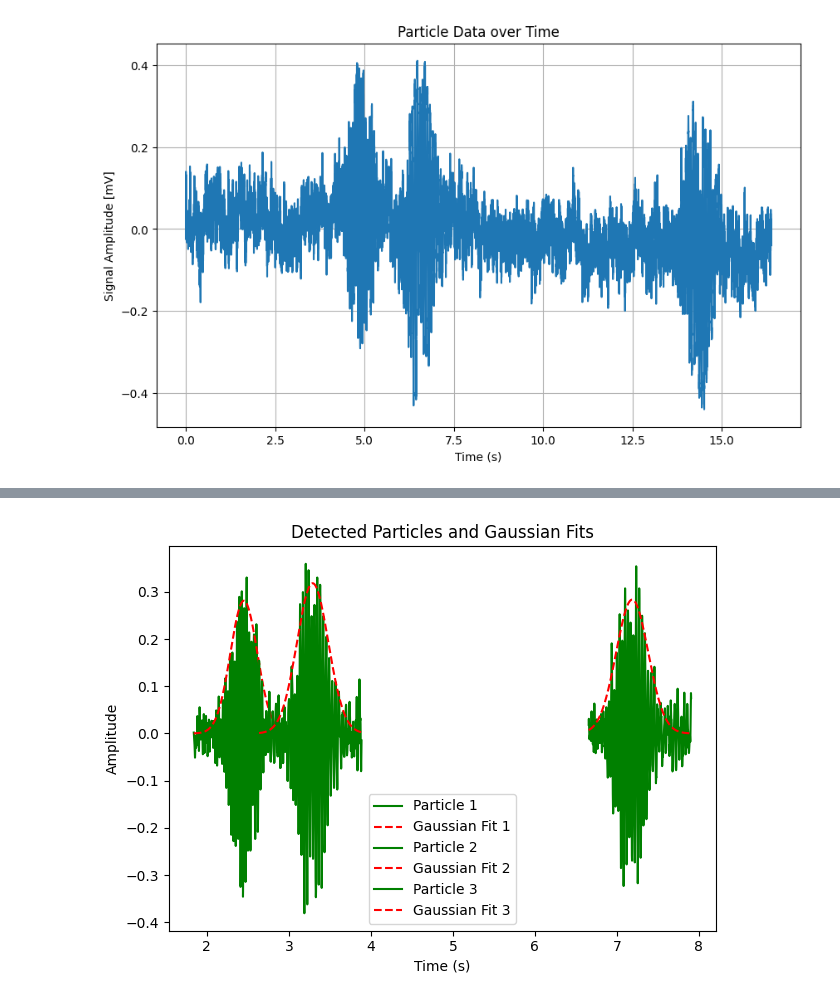
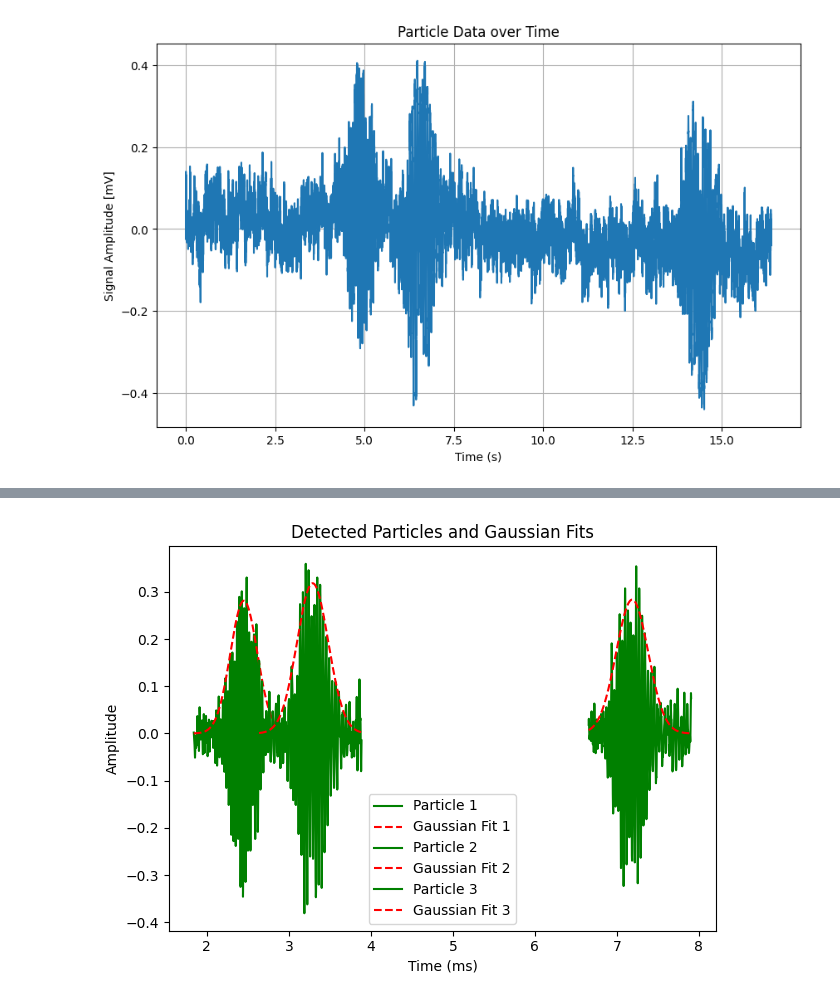
Before and after one commit to SSierraAl/SMI-ParticleSegmentation, a Jupyter notebook: Visualization.ipynb, the cells around one changed output, grey strips where cells are left out. Saved outputs shown, nothing was run; the diff lists cells and outputs as text; code cells hidden in the pictures.

Commit message:
Visualization

```diff
--- a/Visualization.ipynb
+++ b/Visualization.ipynb
@@ -132,7 +132,7 @@ plot_spectrogram(Sample_to_plot, Adq_Freq, Time_Captured_ms, Particle_Params)
 [interactive output not drawn]
 [interactive output not drawn]
 # %%
-def plot_spectrogram_with_gaussian_fit(file, adq_freq, time_captured_ms, particle_params):
+def plot_gaussian_fit(file, adq_freq, time_captured_ms, particle_params):
     # Load particle data from the file
     data_Y = np.load(file)
     data_Y = pd.Series(data_Y)
@@ -207,7 +207,7 @@ def plot_spectrogram_with_gaussian_fit(file, adq_freq, time_captured_ms, particl
                     plt.plot(valid_P_x, valid_P_y, label="No Fit", color="yellow")
 
         plt.legend()
-        plt.xlabel("Time (s)")
+        plt.xlabel("Time (ms)")
         plt.ylabel("Amplitude")
         plt.title("Detected Particles and Gaussian Fits")
 
@@ -215,6 +215,6 @@ def plot_spectrogram_with_gaussian_fit(file, adq_freq, time_captured_ms, particl
     plt.show()
 # %%
 
-plot_spectrogram_with_gaussian_fit(Sample_to_plot, Adq_Freq, Time_Captured_ms, Particle_Params)
+plot_gaussian_fit(Sample_to_plot, Adq_Freq, Time_Captured_ms, Particle_Params)
 # %% [output]
-[figure, old version]
+[figure, new version]
```
Also changed, not shown: parts of 1 cell of this notebook.
